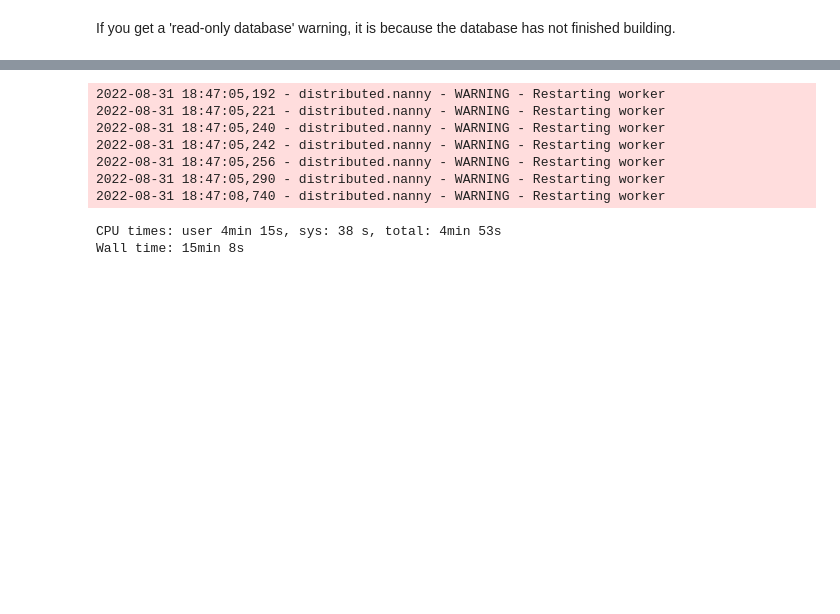
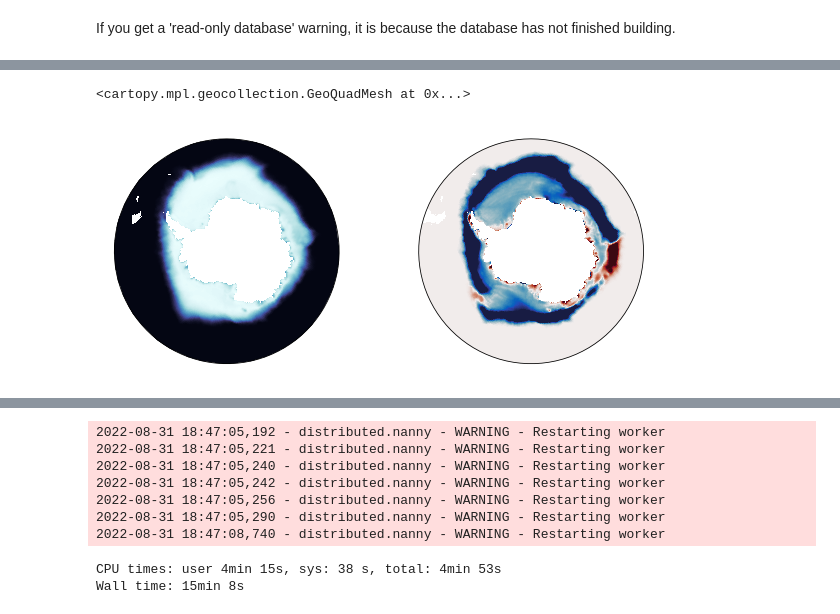
Before and after one commit to wghuneke/ACCESS-CM2-025_Analysis, a Jupyter notebook: notebooks/Plot_seaice.ipynb, the cells around one changed output, grey strips where cells are left out. Saved outputs shown, nothing was run; the diff lists cells and outputs as text; code cells hidden in the pictures; blank space fills up the shorter version.

```diff
--- a/notebooks/Plot_seaice.ipynb
+++ b/notebooks/Plot_seaice.ipynb
@@ -40,0 +148,13 @@ plt.rcParams.update({'font.size': ft_size})
+# %%
+fig = plt.figure(figsize=(10,10))
+
+ax = plt.subplot(2,2,3, projection=ccrs.SouthPolarStereo())
+ax.set_boundary(circle, transform=ax.transAxes)
+ax.pcolormesh(SH_obs_clim.xt_ocean, SH_obs_clim.yt_ocean, SH_obs_clim[8,...], transform=ccrs.PlateCarree(), cmap=cm.cm.ice, vmin=0, vmax=1)
+
+ax = plt.subplot(2,2,4, projection=ccrs.SouthPolarStereo())
+ax.set_boundary(circle, transform=ax.transAxes)
+ax.pcolormesh(SH_obs_clim.xt_ocean, SH_obs_clim.yt_ocean, aice_CM2_025_SH_clim[8,...]-SH_obs_clim[8,...], transform=ccrs.PlateCarree(), cmap=cm.cm.balance, vmin=-0.2, vmax=0.2)
+# %% [output]
+<cartopy.mpl.geocollection.GeoQuadMesh at 0x...>
+[figure, added]
```
Also changed, not shown: parts of 46 cells of this notebook.
